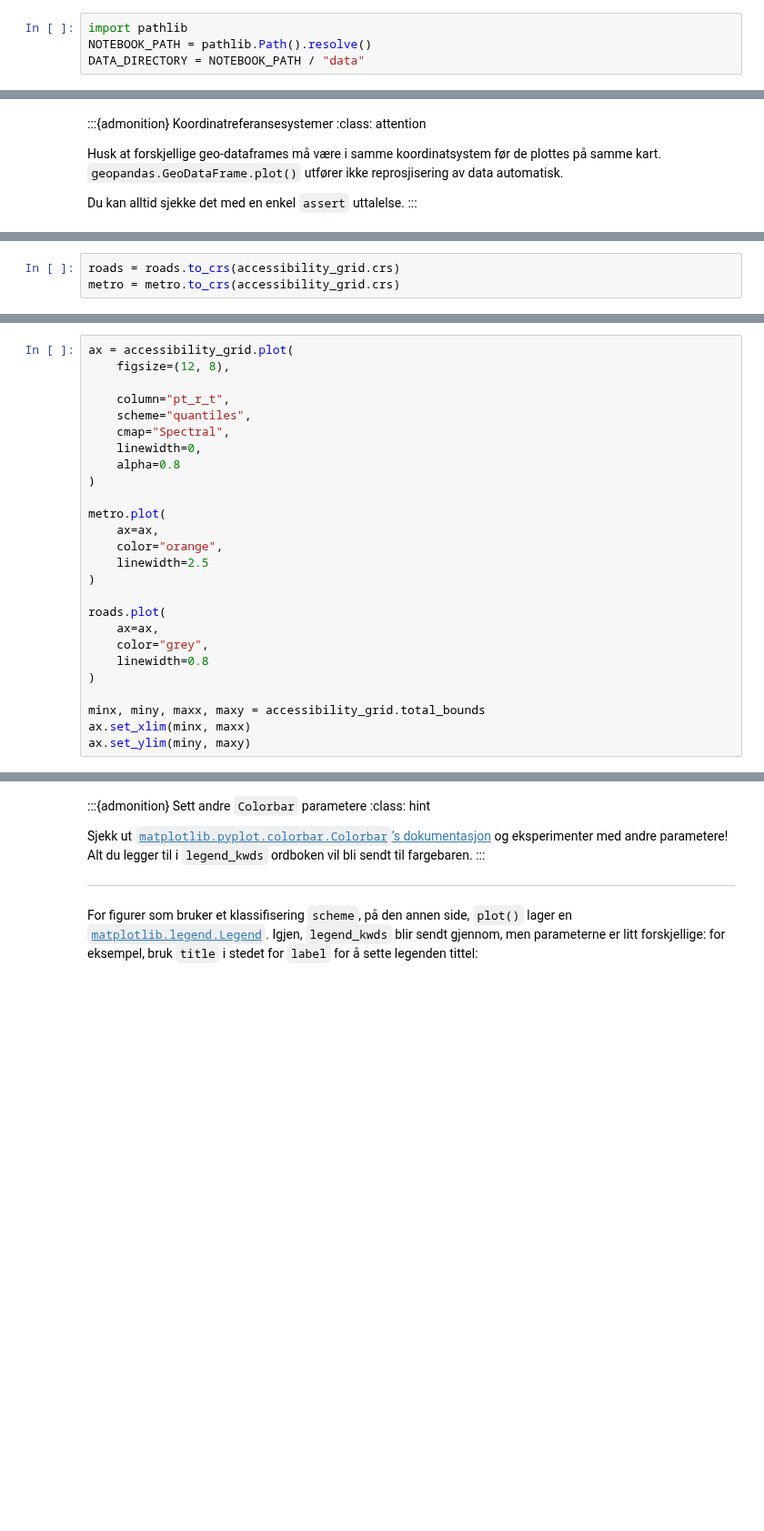
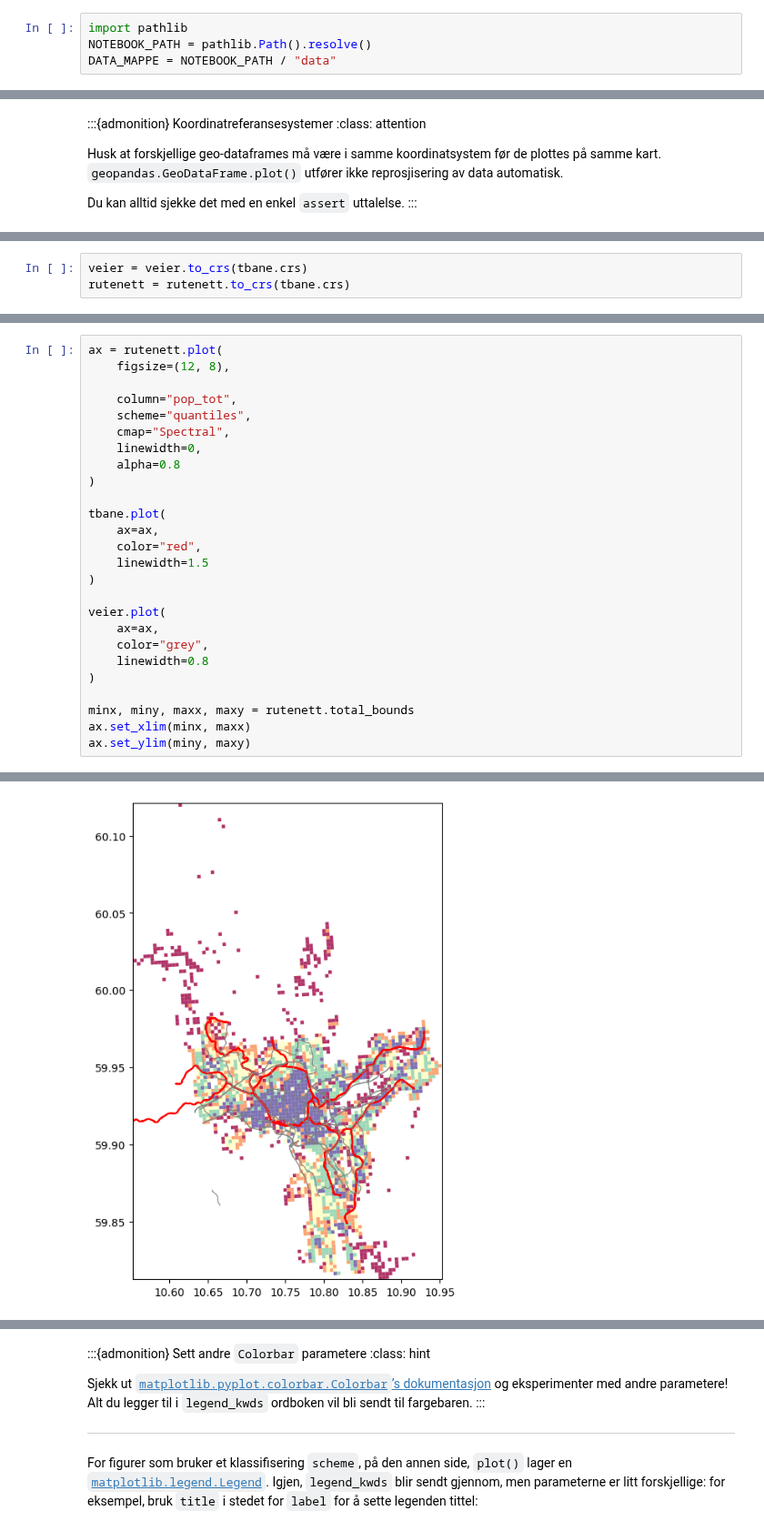
Before and after one commit to haavardaagesen/gmgi221, a Jupyter notebook: content/notebooks/11_statiske_kart.ipynb, the cells around one changed output, grey strips where cells are left out. Shown at 91% size. Saved outputs shown, nothing was run; the diff lists cells and outputs as text; blank space fills up the shorter version.

```diff
--- a/content/notebooks/11_statiske_kart.ipynb
+++ b/content/notebooks/11_statiske_kart.ipynb
@@ -28,7 +28,7 @@ Vi vil bruke tre forskjellige datasett:
 # %%
 import pathlib
 NOTEBOOK_PATH = pathlib.Path().resolve()
-DATA_DIRECTORY = NOTEBOOK_PATH / "data"
+DATA_MAPPE = NOTEBOOK_PATH / "data"
 # %%
 import geopandas
 import numpy
@@ -90,4 +106,4 @@ roads.crs
 # %%
-roads = roads.to_crs(accessibility_grid.crs)
-metro = metro.to_crs(accessibility_grid.crs)
+veier = veier.to_crs(tbane.crs)
+rutenett = rutenett.to_crs(tbane.crs)
 # %%
@@ -127,26 +143,27 @@ og vertikale utstrekningen av kartet (f.eks. til en geo-dataframes `total_bounds
 # %%
-ax = accessibility_grid.plot(
+ax = rutenett.plot(
     figsize=(12, 8),
 
-    column="pt_r_t",
+    column="pop_tot",
     scheme="quantiles",
     cmap="Spectral",
     linewidth=0,
     alpha=0.8
 )
 
-metro.plot(
+tbane.plot(
     ax=ax,
-    color="orange",
-    linewidth=2.5
+    color="red",
+    linewidth=1.5
 )
 
-roads.plot(
+veier.plot(
     ax=ax,
     color="grey",
     linewidth=0.8
 )
 
-minx, miny, maxx, maxy = accessibility_grid.total_bounds
+minx, miny, maxx, maxy = rutenett.total_bounds
 ax.set_xlim(minx, maxx)
 ax.set_ylim(miny, maxy)
+# %% [output]
@@ -153,3 +171,4 @@ ax.set_ylim(miny, maxy)
+[figure, added]
 # %% [markdown]
 ## Legge til en legend
 
```
Also changed, not shown: parts of 21 cells of this notebook, 26 other files.
